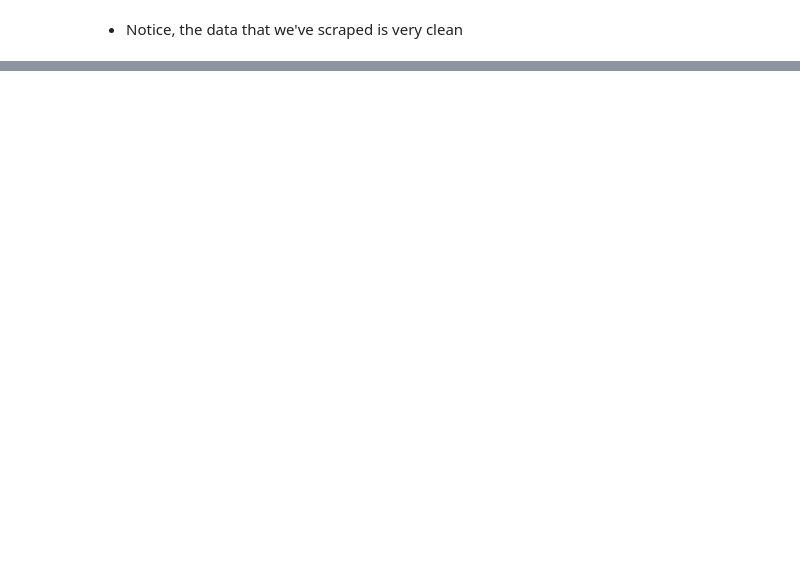
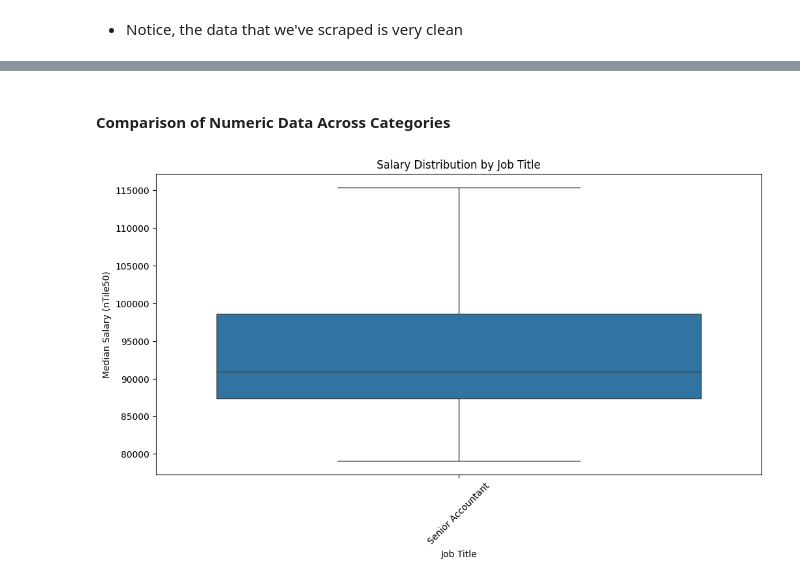
Before and after one commit to mena-bkamel/Salary_Dot_Com_Scraper, a Jupyter notebook: salary.ipynb, the cells around one changed output, grey strips where cells are left out. Drawn from its saved outputs; the diff is of its cells as text; code cells hidden in the pictures; blank space fills up the shorter version.

```diff
--- a/salary.ipynb
+++ b/salary.ipynb
@@ -265,0 +332,13 @@ clean_df.head()
+# %% [markdown]
+#### Comparison of Numeric Data Across Categories
+# %%
+# Boxplot for salary percentiles across categories
+plt.figure(figsize=(12, 6))
+sns.boxplot(x='Job Title', y='nTile50', data=clean_df)
+plt.title("Salary Distribution by Job Title")
+plt.xlabel("Job Title")
+plt.ylabel("Median Salary (nTile50)")
+plt.xticks(rotation=45)
+plt.show()
+# %% [output]
+[figure, added]
```
Also changed, not shown: parts of 24 cells of this notebook, 2 other files.
